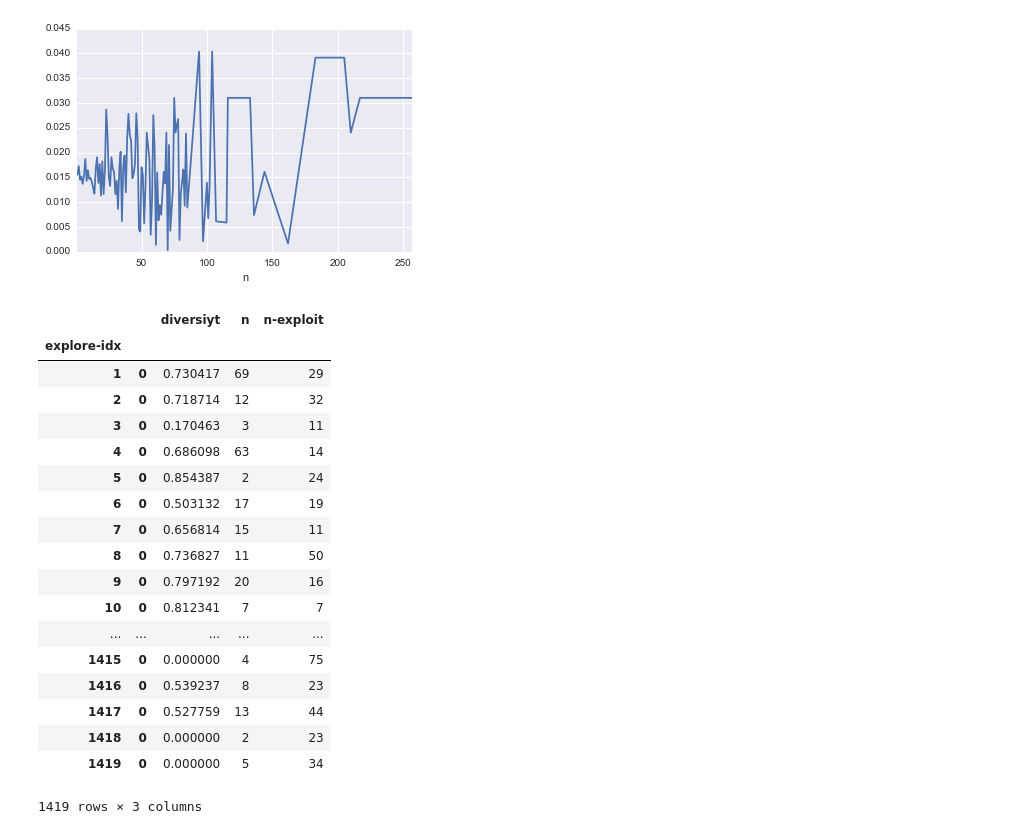
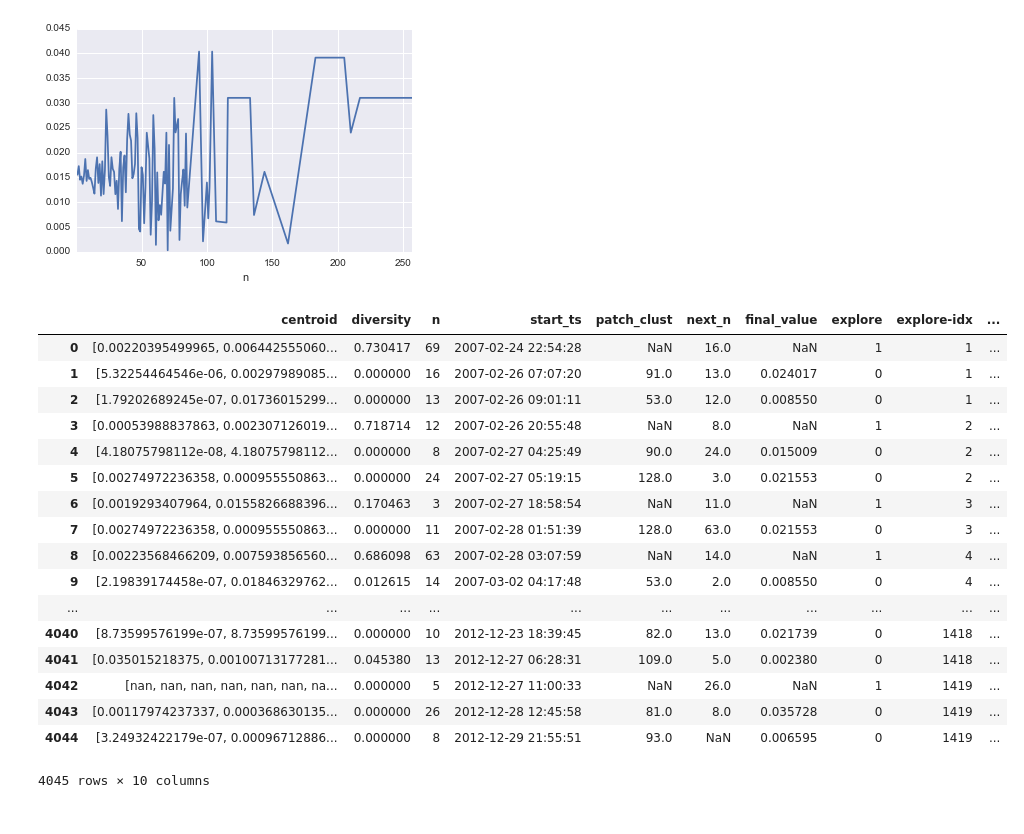
Before and after one commit to jlorince/MusicForaging, a Jupyter notebook: notebooks/explore-exploit-patches.ipynb, the cells around one changed output. Saved outputs shown, nothing was run; the diff lists cells and outputs as text; code cells hidden in the pictures.

Commit message:
patch ee bugfix

```diff
--- a/notebooks/explore-exploit-patches.ipynb
+++ b/notebooks/explore-exploit-patches.ipynb
@@ -80,25 +80,24 @@ df_patches_raw[np.isnan(df_patches_raw['patch_clust'])].groupby('n')['final_valu
 # %% [output]
 <matplotlib.axes._subplots.AxesSubplot at 0x...>
 [figure]
-# %%
-grp_explore
-# %% [output]
-|  |  | diversiyt | n | n-exploit |
-| explore-idx |  |  |  |  |
-| 1 | 0 | 0.730417 | 69 | 29 |
-| 2 | 0 | 0.718714 | 12 | 32 |
-| 3 | 0 | 0.170463 | 3 | 11 |
-| 4 | 0 | 0.686098 | 63 | 14 |
-| 5 | 0 | 0.854387 | 2 | 24 |
-| 6 | 0 | 0.503132 | 17 | 19 |
-| 7 | 0 | 0.656814 | 15 | 11 |
-| 8 | 0 | 0.736827 | 11 | 50 |
-| 9 | 0 | 0.797192 | 20 | 16 |
-| 10 | 0 | 0.812341 | 7 | 7 |
-| ... | ... | ... | ... | ... |
-| 1415 | 0 | 0.000000 | 4 | 75 |
-| 1416 | 0 | 0.539237 | 8 | 23 |
-| 1417 | 0 | 0.527759 | 13 | 44 |
-| 1418 | 0 | 0.000000 | 2 | 23 |
-| 1419 | 0 | 0.000000 | 5 | 34 |
-1419 rows × 3 columns
+# %%
+df_patches_raw
+# %% [output]
+|  | centroid | diversity | n | start_ts | patch_clust | next_n | final_value | explore | explore-idx | ... |
+| 0 | [0.00220395499965, 0.006442555060... | 0.730417 | 69 | 2007-02-24 22:54:28 | NaN | 16.0 | NaN | 1 | 1 | ... |
+| 1 | [5.32254464546e-06, 0.00297989085... | 0.000000 | 16 | 2007-02-26 07:07:20 | 91.0 | 13.0 | 0.024017 | 0 | 1 | ... |
+| 2 | [1.79202689245e-07, 0.01736015299... | 0.000000 | 13 | 2007-02-26 09:01:11 | 53.0 | 12.0 | 0.008550 | 0 | 1 | ... |
+| 3 | [0.00053988837863, 0.002307126019... | 0.718714 | 12 | 2007-02-26 20:55:48 | NaN | 8.0 | NaN | 1 | 2 | ... |
+| 4 | [4.18075798112e-08, 4.18075798112... | 0.000000 | 8 | 2007-02-27 04:25:49 | 90.0 | 24.0 | 0.015009 | 0 | 2 | ... |
+| 5 | [0.00274972236358, 0.000955550863... | 0.000000 | 24 | 2007-02-27 05:19:15 | 128.0 | 3.0 | 0.021553 | 0 | 2 | ... |
+| 6 | [0.0019293407964, 0.0155826688396... | 0.170463 | 3 | 2007-02-27 18:58:54 | NaN | 11.0 | NaN | 1 | 3 | ... |
+| 7 | [0.00274972236358, 0.000955550863... | 0.000000 | 11 | 2007-02-28 01:51:39 | 128.0 | 63.0 | 0.021553 | 0 | 3 | ... |
+| 8 | [0.00223568466209, 0.007593856560... | 0.686098 | 63 | 2007-02-28 03:07:59 | NaN | 14.0 | NaN | 1 | 4 | ... |
+| 9 | [2.19839174458e-07, 0.01846329762... | 0.012615 | 14 | 2007-03-02 04:17:48 | 53.0 | 2.0 | 0.008550 | 0 | 4 | ... |
+| ... | ... | ... | ... | ... | ... | ... | ... | ... | ... | ... |
+| 4040 | [8.73599576199e-07, 8.73599576199... | 0.000000 | 10 | 2012-12-23 18:39:45 | 82.0 | 13.0 | 0.021739 | 0 | 1418 | ... |
+| 4041 | [0.035015218375, 0.00100713177281... | 0.045380 | 13 | 2012-12-27 06:28:31 | 109.0 | 5.0 | 0.002380 | 0 | 1418 | ... |
+| 4042 | [nan, nan, nan, nan, nan, nan, na... | 0.000000 | 5 | 2012-12-27 11:00:33 | NaN | 26.0 | NaN | 1 | 1419 | ... |
+| 4043 | [0.00117974237337, 0.000368630135... | 0.000000 | 26 | 2012-12-28 12:45:58 | 81.0 | 8.0 | 0.035728 | 0 | 1419 | ... |
+| 4044 | [3.24932422179e-07, 0.00096712886... | 0.000000 | 8 | 2012-12-29 21:55:51 | 93.0 | NaN | 0.006595 | 0 | 1419 | ... |
+4045 rows × 10 columns
```
Also changed, not shown: 2 other files.
